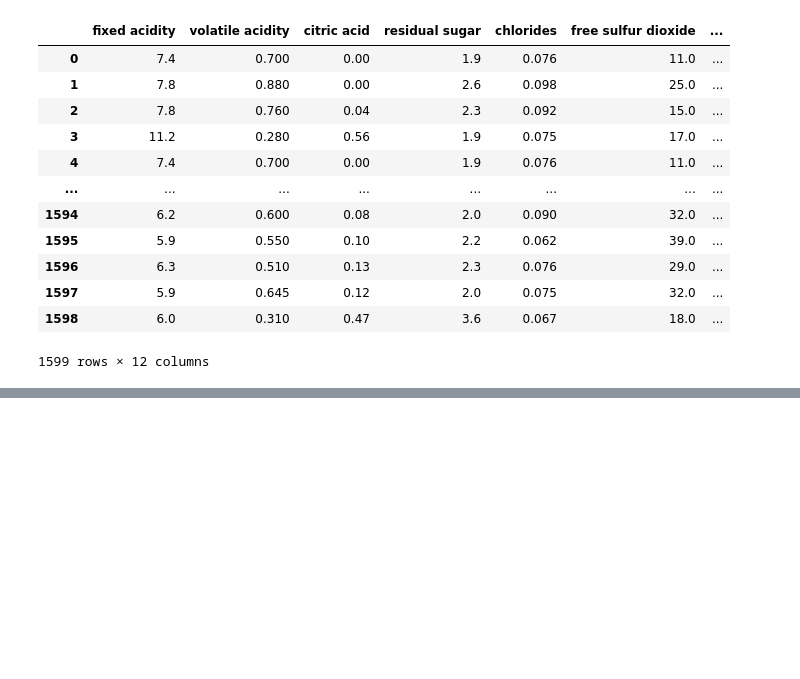
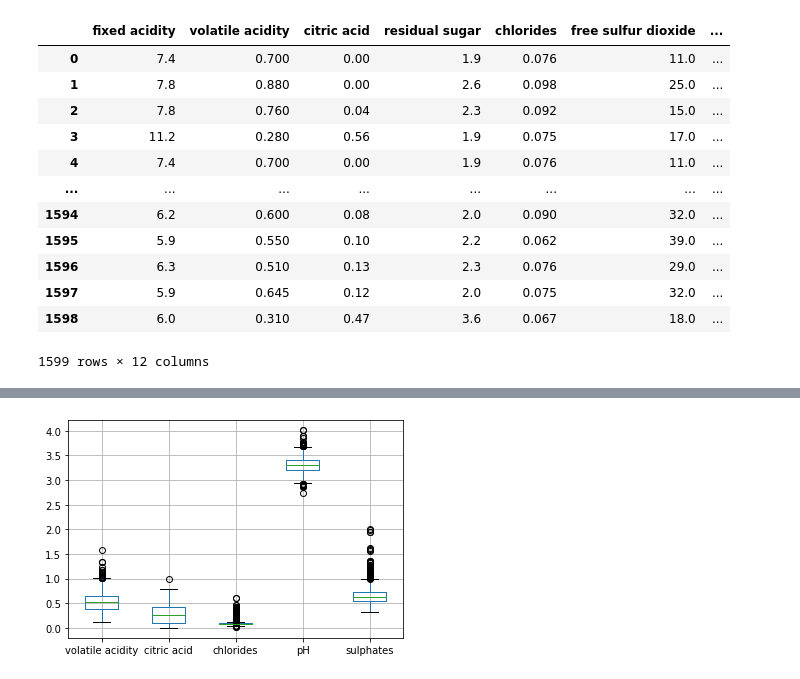
Before and after one commit to data301-2020-winter1/course-project-solo_120, a Jupyter notebook: Untitled.ipynb, the cells around one changed output, grey strips where cells are left out. Drawn from its saved outputs; the diff is of its cells as text; code cells hidden in the pictures; blank space fills up the shorter version.

```diff
--- a/Untitled.ipynb
+++ b/Untitled.ipynb
@@ -42,0 +52,5 @@ def load_and process(red):
+# %%
+boxplot1=red.boxplot(column=["volatile acidity","citric acid","chlorides","pH","sulphates"])
+##Max value is less than 5.0. There are outlier for all columns
+# %% [output]
+[figure, added]
```
Also changed, not shown: parts of 16 cells of this notebook, 2 other files.
